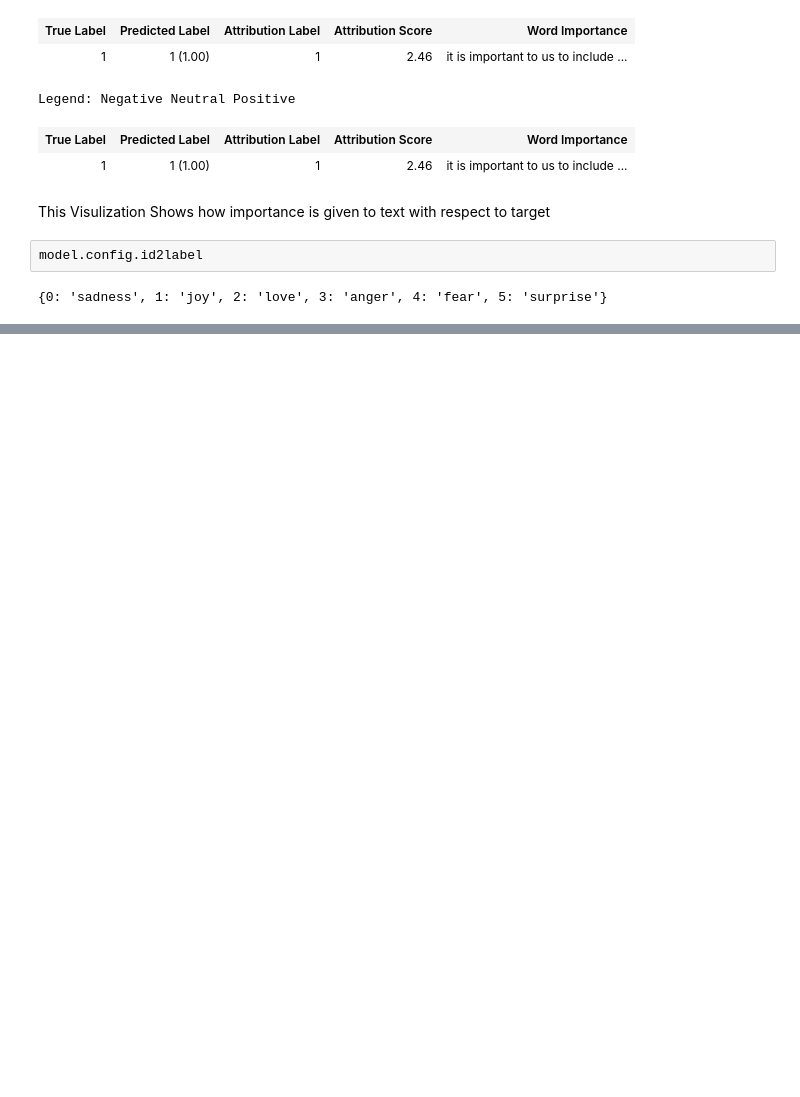
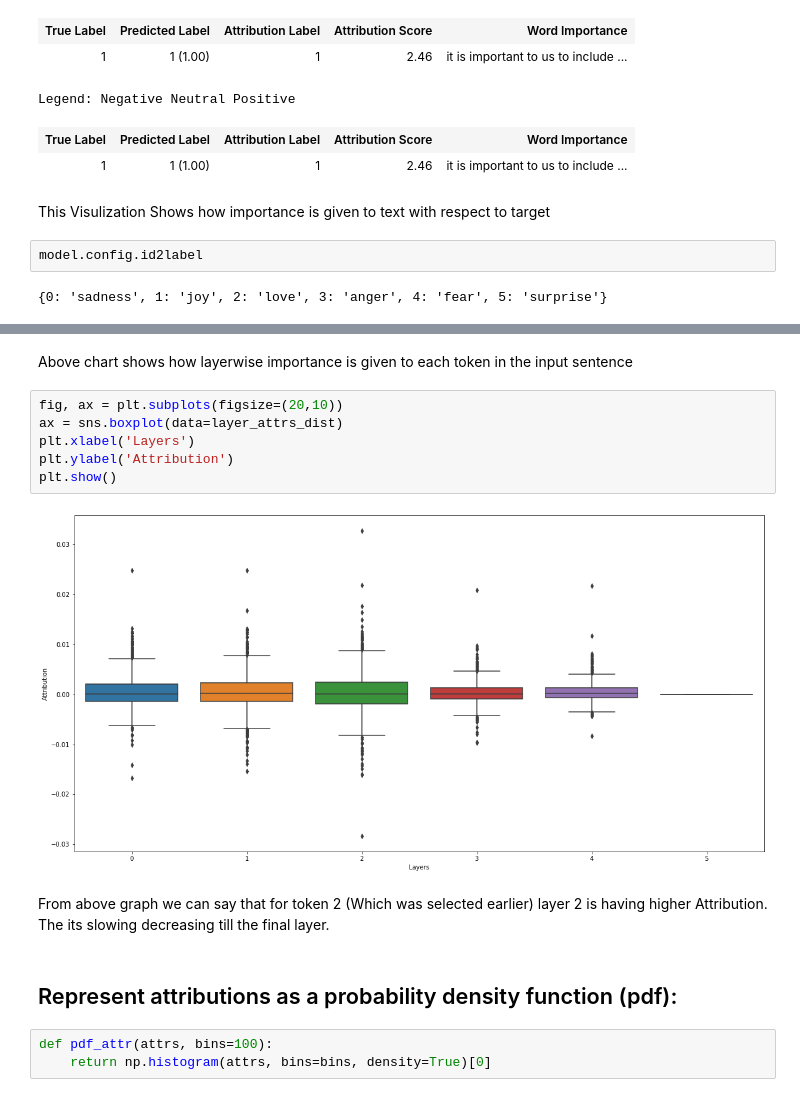
Before and after one commit to bhadreshpsavani/100daysofNLP, a Jupyter notebook: notebooks/Distilbert_Model_Interpretability_With_Captum.ipynb, the cells around one changed output, grey strips where cells are left out. Cells and saved outputs as stored; diff of their text form; blank space fills up the shorter version.

```diff
--- a/notebooks/Distilbert_Model_Interpretability_With_Captum.ipynb
+++ b/notebooks/Distilbert_Model_Interpretability_With_Captum.ipynb
@@ -121,0 +273,17 @@ model.config.id2label
+# %% [markdown]
+Above chart shows how layerwise importance is given to each token in the input sentence
+# %%
+fig, ax = plt.subplots(figsize=(20,10))
+ax = sns.boxplot(data=layer_attrs_dist)
+plt.xlabel('Layers')
+plt.ylabel('Attribution')
+plt.show()
+# %% [output]
+[figure, added]
+# %% [markdown]
+From above graph we can say that for token 2 (Which was selected earlier) layer 2 is having higher Attribution. The its slowing decreasing till the final layer.
+# %% [markdown]
+## Represent attributions as a probability density function (pdf):
+# %%
+def pdf_attr(attrs, bins=100):
+    return np.histogram(attrs, bins=bins, density=True)[0]
```
Also changed, not shown: parts of 24 cells of this notebook.
